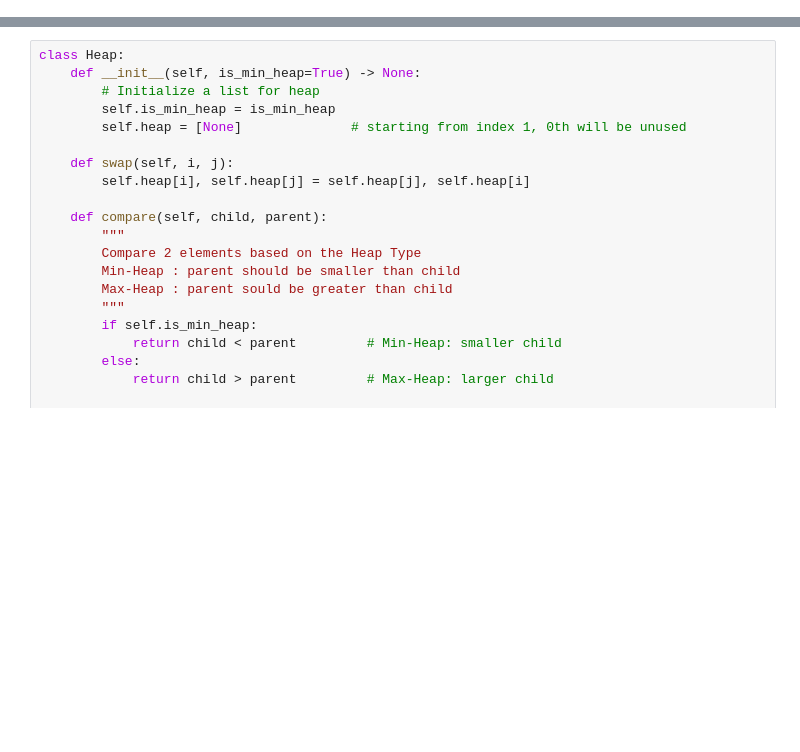
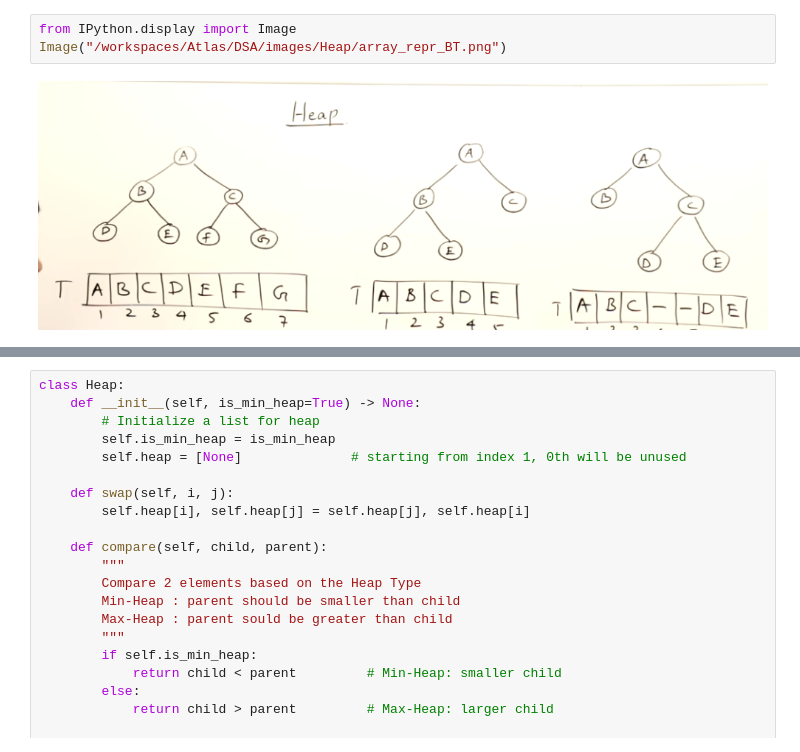
Before and after one commit to StackQ/Atlas, a Jupyter notebook: DSA/Heap/Heap.ipynb, the cells around one changed output, grey strips where cells are left out. Drawn from its saved outputs; the diff is of its cells as text; blank space fills up the shorter version.

Commit message:
image

```diff
--- a/DSA/Heap/Heap.ipynb
+++ b/DSA/Heap/Heap.ipynb
@@ -1 +1,6 @@
+# %%
+from IPython.display import Image
+Image("/workspaces/Atlas/DSA/images/Heap/array_repr_BT.png")
+# %% [output]
+[figure, added]
 # %% [markdown]
```
Also changed, not shown: parts of 1 cell of this notebook.
